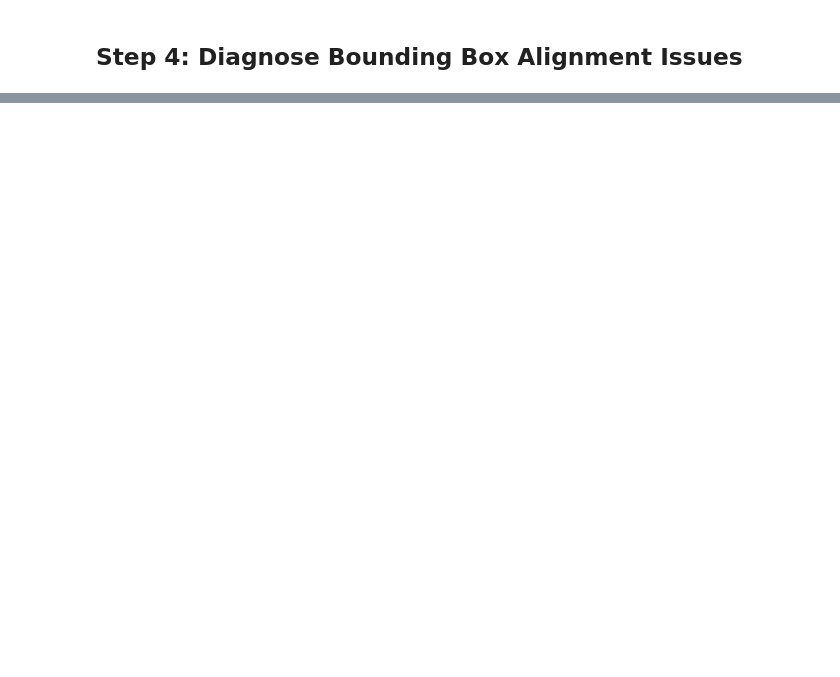
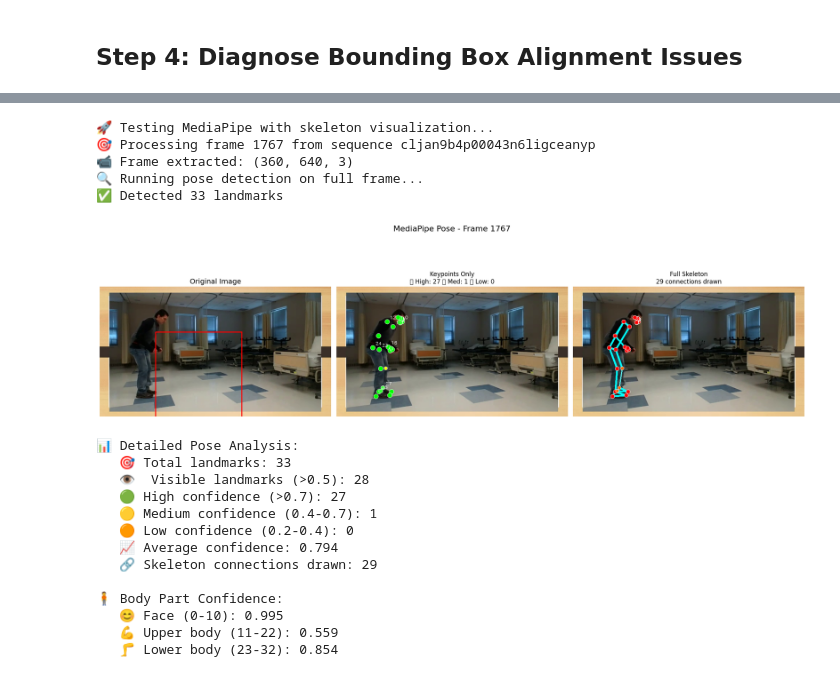
Before and after one commit to brilliantbeaver/alexpose, a Jupyter notebook: notebooks/explore.ipynb, the cells around one changed output, grey strips where cells are left out. Cells and saved outputs as stored; diff of their text form; code cells hidden in the pictures; blank space fills up the shorter version.

Commit message:
Working skeleton extraction from video

```diff
--- a/notebooks/explore.ipynb
+++ b/notebooks/explore.ipynb
@@ -351,0 +454,38 @@ diagnose_bbox_alignment(sequences, first_seq_id, frame_index=0)
+# %%
+# Create the NEW MediaPipe Pose Landmarker
+def create_pose_landmarker(model_path: str):
+    """Create MediaPipe Pose Landmarker using the new API"""
+
+    if not MEDIAPIPE_AVAILABLE or not model_path:
+        return None
+
+    try:
+        # Create base options
+        base_options = python.BaseOptions(model_asset_path=model_path)
+
+        # Create pose landmarker options
+        options = vision.PoseLandmarkerOptions(
+            base_options=base_options,
+            running_mode=vision.RunningMode.IMAGE,
+            num_poses=1,
+            min_pose_detection_confidence=0.5,
+            min_pose_presence_confidence=0.5,
+            min_tracking_confidence=0.5,
+            output_segmentation_masks=False
+        )
+
+        # Create the landmarker
+        landmarker = vision.PoseLandmarker.create_from_options(options)
+        print("✅ Pose Landmarker created successfully!")
+        return landmarker
+
+    except Exception as e:
+        print(f"❌ Failed to create Pose Landmarker: {e}")
+        return None
+# %%
+# Create the landmarker
+MODEL_PATH = str(project_root / "data" / "models" / "pose_landmarker_full.task")
+if MODEL_PATH:
+    pose_landmarker = create_pose_landmarker(MODEL_PATH)
+else:
+    pose_landmarker = None
@@ -351,0 +713,24 @@ diagnose_bbox_alignment(sequences, first_seq_id, frame_index=0)
+# %%
+# Run the FIXED enhanced test with skeleton visualization
+print("🚀 Testing MediaPipe with skeleton visualization...")
+result_fixed = test_new_mediapipe_with_skeleton()
+# %% [output]
+🚀 Testing MediaPipe with skeleton visualization...
+🎯 Processing frame 1767 from sequence cljan9b4p00043n6ligceanyp
+📹 Frame extracted: (360, 640, 3)
+🔍 Running pose detection on full frame...
+✅ Detected 33 landmarks
+[figure, added]
+📊 Detailed Pose Analysis:
+   🎯 Total landmarks: 33
+   👁️  Visible landmarks (>0.5): 28
+   🟢 High confidence (>0.7): 27
+   🟡 Medium confidence (0.4-0.7): 1
+   🟠 Low confidence (0.2-0.4): 0
+   📈 Average confidence: 0.794
+   🔗 Skeleton connections drawn: 29
+
+🧍 Body Part Confidence:
+   😊 Face (0-10): 0.995
+   💪 Upper body (11-22): 0.559
+   🦵 Lower body (23-32): 0.854
```
Also changed, not shown: parts of 21 cells of this notebook, 20 other files.
